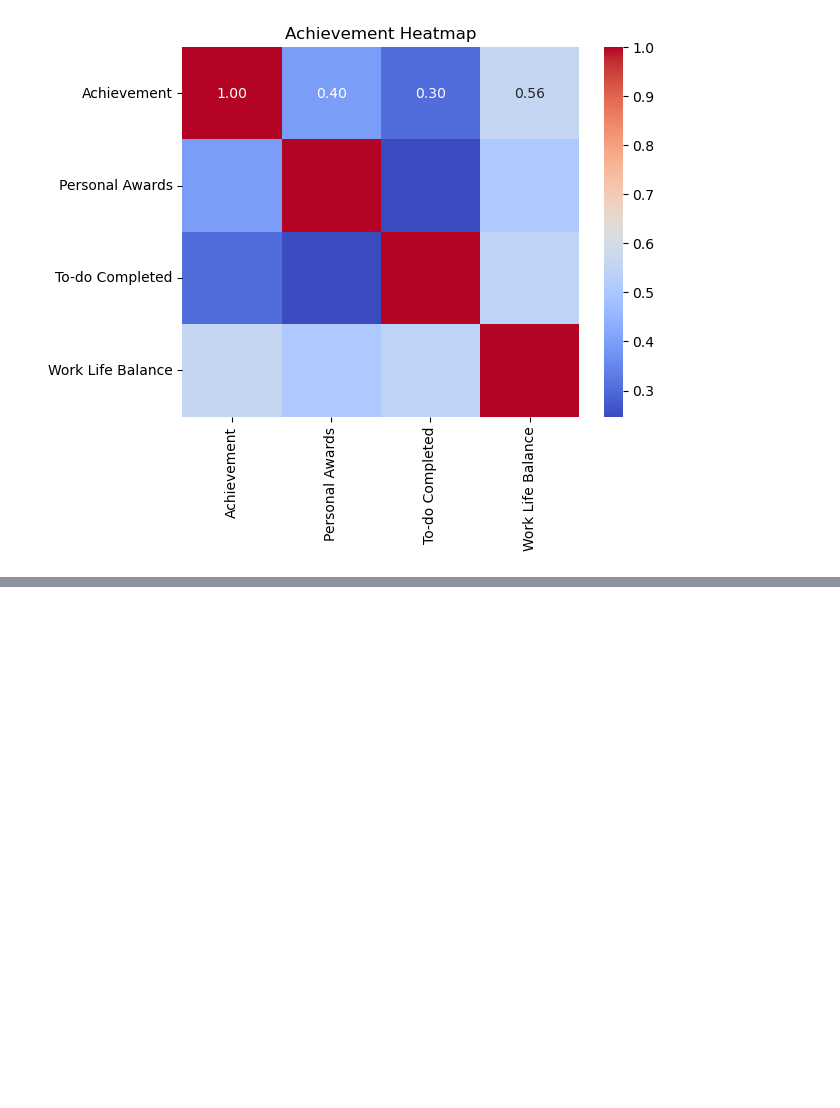
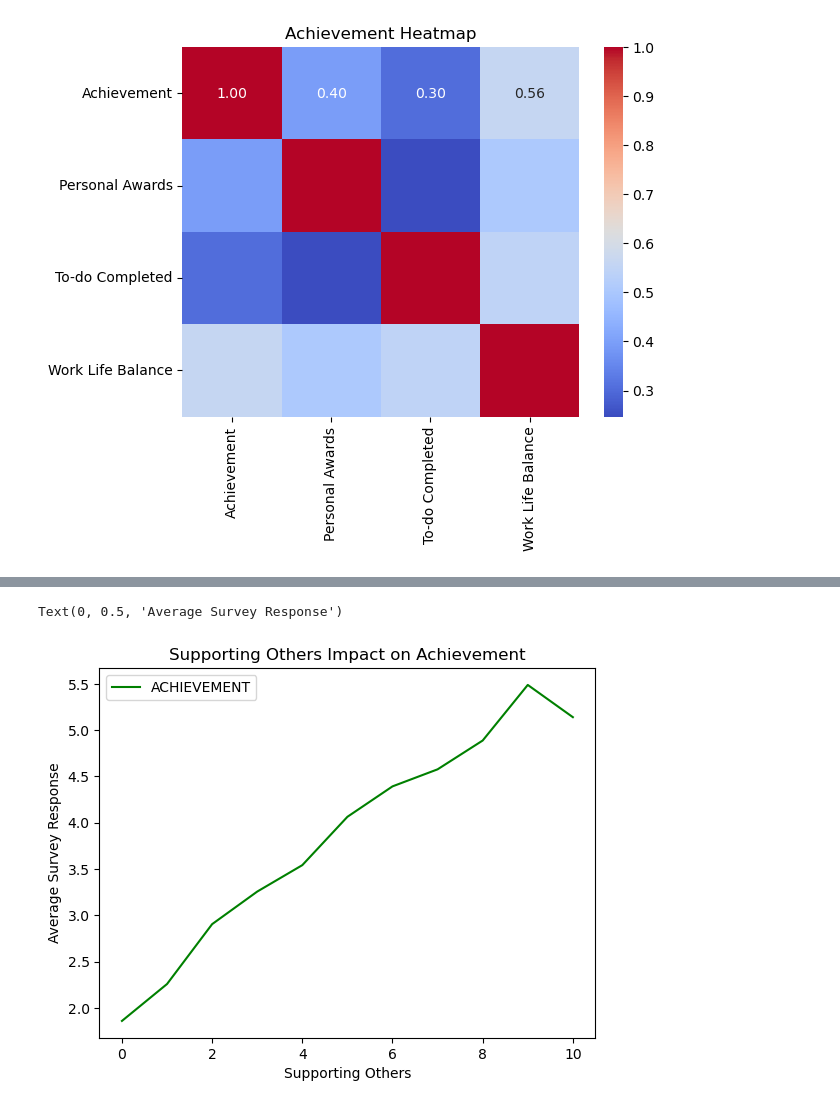
Before and after one commit to tanchris232/fitness-group-2, a Jupyter notebook: Project Files/fitness_group_2_chris.ipynb, the cells around one changed output, grey strips where cells are left out. Cells and saved outputs as stored; diff of their text form; code cells hidden in the pictures; blank space fills up the shorter version.

Commit message:
Supporting others achievement visualization added

```diff
--- a/Project Files/fitness_group_2_chris.ipynb
+++ b/Project Files/fitness_group_2_chris.ipynb
@@ -385,3 +404,6 @@ plt.title('Achievement Heatmap')
 plt.show()
 # %% [output]
 [figure]
+# %%
+df_13 = wellness_df[["SUPPORTING_OTHERS", "ACHIEVEMENT"]]
+df_13
@@ -387,0 +424,8 @@ plt.show()
+# %%
+df_13.groupby(["SUPPORTING_OTHERS"]).mean().plot(color='g')
+plt.title("Supporting Others Impact on Achievement")
+plt.xlabel("Supporting Others")
+plt.ylabel("Average Survey Response")
+# %% [output]
+Text(0, 0.5, 'Average Survey Response')
+[figure, added]
```
Also changed, not shown: parts of 3 cells of this notebook.
